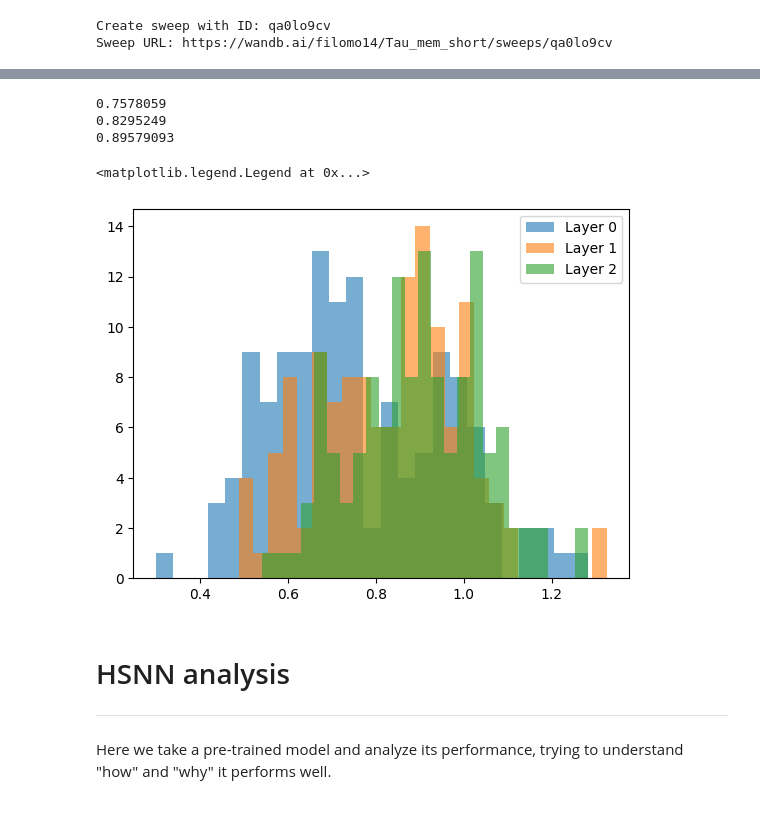
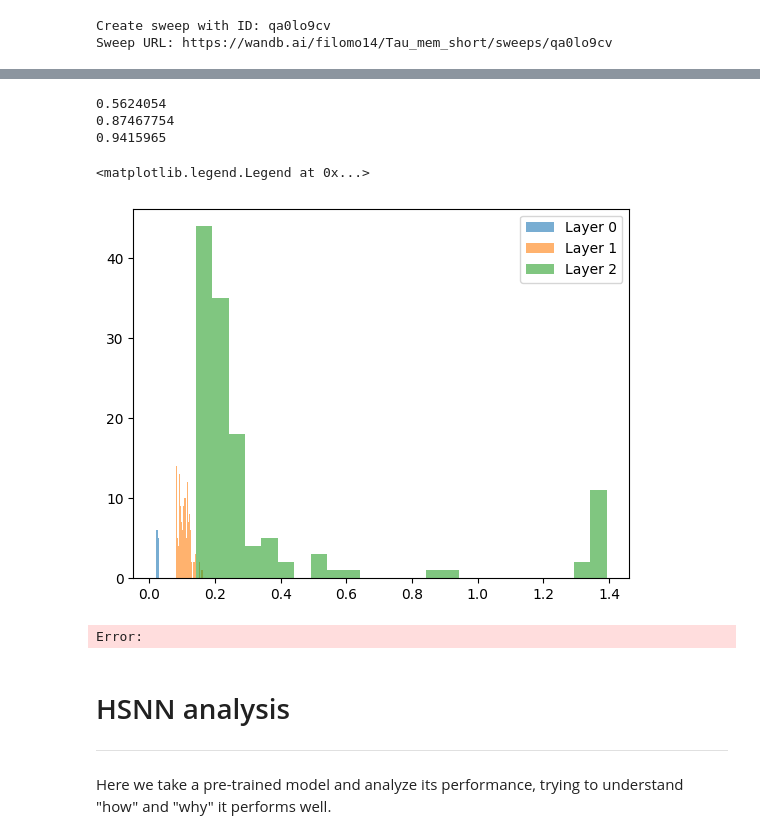
Before and after one commit to EIS-Hub/hSNN, a Jupyter notebook: snn_hierarchy_shd.ipynb, the cells around one changed output, grey strips where cells are left out. Drawn from its saved outputs; the diff is of its cells as text; code cells hidden in the pictures.

Commit message:
FM: tried with training tau, but didn't get good results. Sweep updated

```diff
--- a/snn_hierarchy_shd.ipynb
+++ b/snn_hierarchy_shd.ipynb
@@ -97,7 +99,7 @@ from utils_initialization import *
 from training import *
 # %%
 args.train_alpha = True
-args.hierarchy_tau = False
+args.hierarchy_tau = True
 args.distrib_tau = True
 args.distrib_tau_bittar = False
 args.recurrent = False
@@ -105,7 +107,7 @@ args.normalizer = 'batch' # 'batch' #'layer'
 args.n_layers = 4
 # time constants
 args.tau_mem = 0.1 #0.1
-delta_tau = 0.1
+args.delta_tau = 0.075
 
 # LR and regularizers
 if args.recurrent: args.lr = 0.01
@@ -115,12 +117,10 @@ args.lr_decay_every = 50
 args.l2_lambda = 0 #1e-6
 args.freq_lambda = 0 #1e-6
 args.dropout_rate = 0.1
-n_epochs = 20
+args.n_epochs = 4
 
-# Importing the dataset
-train_loader_custom_collate, val_loader_custom_collate, test_loader_custom_collate = get_dataloader( args=args, verbose=True )
+args.decoder = 'sum'
 
-train_loss, test_acc, val_acc, net_params_best = train_loss, test_acc_shd, val_acc_shd, net_params_trained = train_hsnn( args = args,
-                                                            train_dl = train_loader_custom_collate, test_dl = test_loader_custom_collate, val_dl=val_loader_custom_collate,
-                                                            params_initializer=params_initializer, noise_start_step=10, noise_std=0.1, dataset_name='shd')
+# Training
+train_loss, test_acc, val_acc, net_params_best = train_hsnn( args = args, dataset_name='shd' )
 # %% [output]
@@ -144,14 +136,17 @@ Test Accuracy: 85.38
 # %%
+import matplotlib.pyplot as plt
 for i in range(args.n_layers-1):
-    _ = plt.hist( net_params_trained[i][1], 25, alpha=0.6, label=f'Layer {i}' )
-    print( np.mean(  net_params_trained[i][1] ) )
+    # _ = plt.hist( net_params_best[i][1], 25, alpha=0.6, label=f'Layer {i}' )
+    _ = plt.hist( - args.timestep / np.log( net_params_best[i][1] ), 25, alpha=0.6, label=f'Layer {i}' )
+    print( np.mean(  net_params_best[i][1] ) )
 plt.legend()
 # %% [output]
-0.7578059
-0.8295249
-0.89579093
+0.5624054
+0.87467754
+0.9415965
 <matplotlib.legend.Legend at 0x...>
-[figure, old version]
+[figure, new version]
+Error:
 # %% [markdown]
 # HSNN analysis
 ---
```
Also changed, not shown: parts of 4 cells of this notebook, 3 other files.
